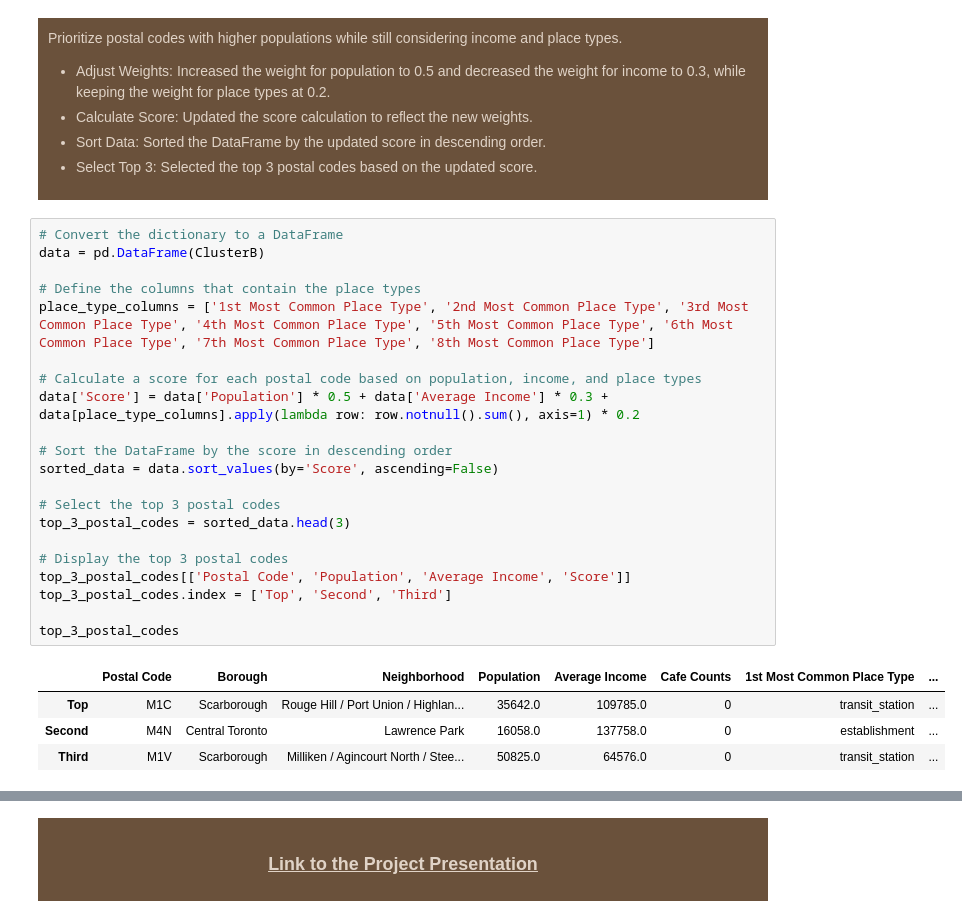
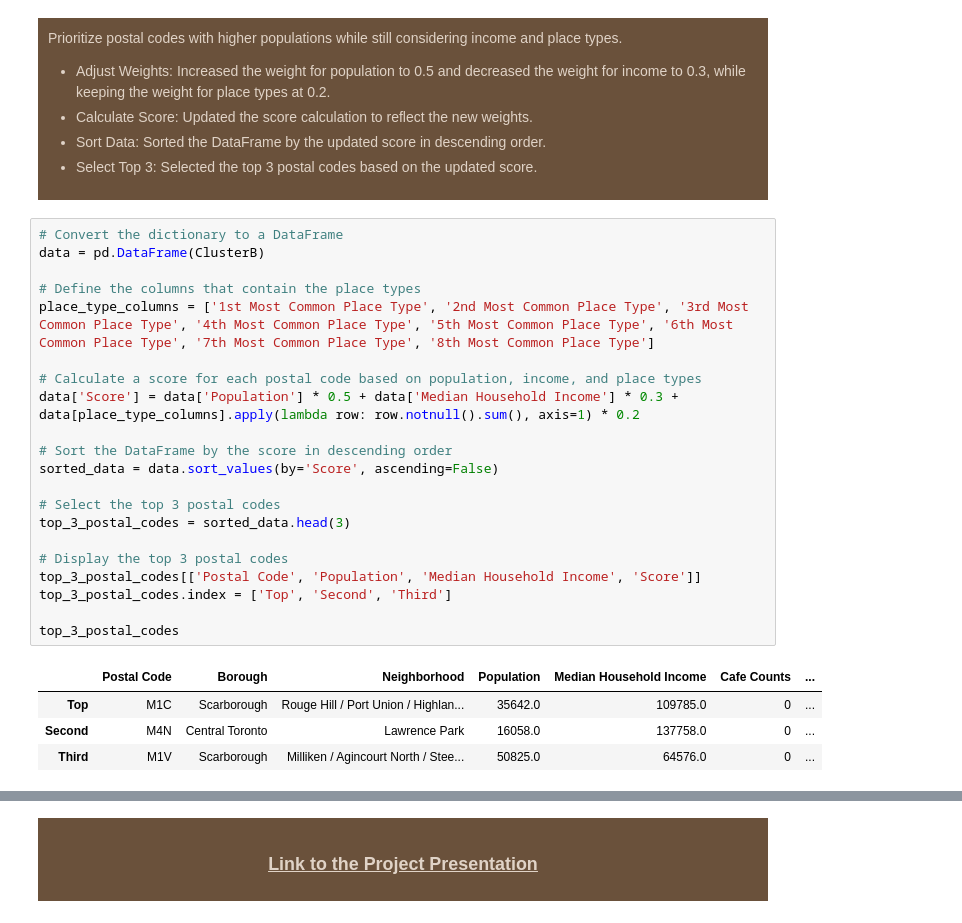
Before and after one commit to Dhruvi267/Market_segment, a Jupyter notebook: market-segmentationV3.ipynb, the cells around one changed output, grey strips where cells are left out. Saved outputs shown, nothing was run; the diff lists cells and outputs as text.

```diff
--- a/market-segmentationV3.ipynb
+++ b/market-segmentationV3.ipynb
@@ -1436,29 +1493,29 @@ plt.show()
 # %%
 # Convert the dictionary to a DataFrame
 data = pd.DataFrame(ClusterB)
 
 # Define the columns that contain the place types
 place_type_columns = ['1st Most Common Place Type', '2nd Most Common Place Type', '3rd Most Common Place Type', '4th Most Common Place Type', '5th Most Common Place Type', '6th Most Common Place Type', '7th Most Common Place Type', '8th Most Common Place Type']
 
 # Calculate a score for each postal code based on population, income, and place types
-data['Score'] = data['Population'] * 0.5 + data['Average Income'] * 0.3 + data[place_type_columns].apply(lambda row: row.notnull().sum(), axis=1) * 0.2
+data['Score'] = data['Population'] * 0.5 + data['Median Household Income'] * 0.3 + data[place_type_columns].apply(lambda row: row.notnull().sum(), axis=1) * 0.2
 
 # Sort the DataFrame by the score in descending order
 sorted_data = data.sort_values(by='Score', ascending=False)
 
 # Select the top 3 postal codes
 top_3_postal_codes = sorted_data.head(3)
 
 # Display the top 3 postal codes
-top_3_postal_codes[['Postal Code', 'Population', 'Average Income', 'Score']]
+top_3_postal_codes[['Postal Code', 'Population', 'Median Household Income', 'Score']]
 top_3_postal_codes.index = ['Top', 'Second', 'Third']
 
 top_3_postal_codes
 # %% [output]
-|  | Postal Code | Borough | Neighborhood | Population | Average Income | Cafe Counts | 1st Most Common Place Type | ... |
-| Top | M1C | Scarborough | Rouge Hill / Port Union / Highlan... | 35642.0 | 109785.0 | 0 | transit_station | ... |
-| Second | M4N | Central Toronto | Lawrence Park | 16058.0 | 137758.0 | 0 | establishment | ... |
-| Third | M1V | Scarborough | Milliken / Agincourt North / Stee... | 50825.0 | 64576.0 | 0 | transit_station | ... |
+|  | Postal Code | Borough | Neighborhood | Population | Median Household Income | Cafe Counts | ... |
+| Top | M1C | Scarborough | Rouge Hill / Port Union / Highlan... | 35642.0 | 109785.0 | 0 | ... |
+| Second | M4N | Central Toronto | Lawrence Park | 16058.0 | 137758.0 | 0 | ... |
+| Third | M1V | Scarborough | Milliken / Agincourt North / Stee... | 50825.0 | 64576.0 | 0 | ... |
 # %% [markdown]
 <div style="background-color: #6a513b; padding: 10px; text-align: center;">
   <h2 style="color: #e0d3c7; text-decoration:underline;">Results and recommendation</h2>
```
Also changed, not shown: parts of 22 cells of this notebook, 1 other file.
